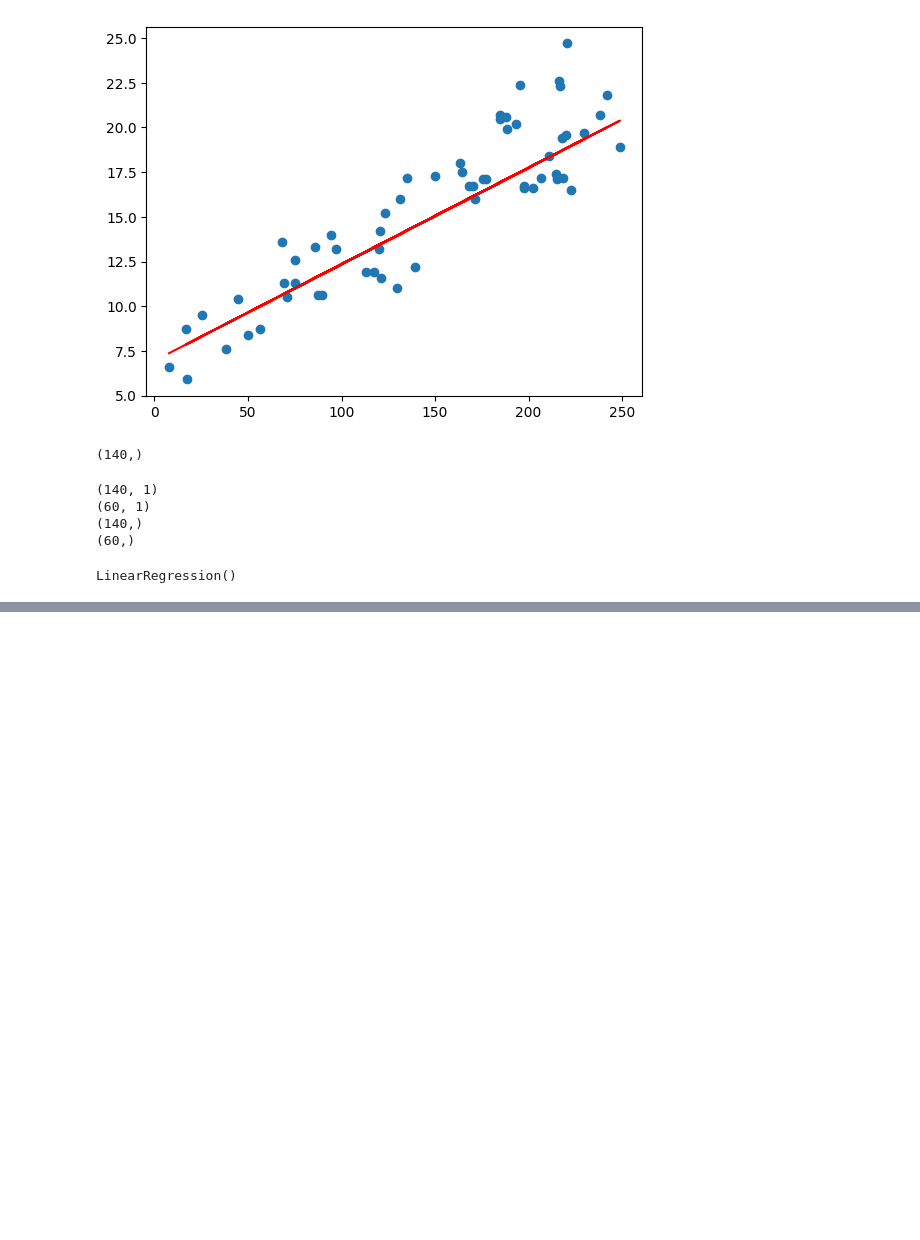
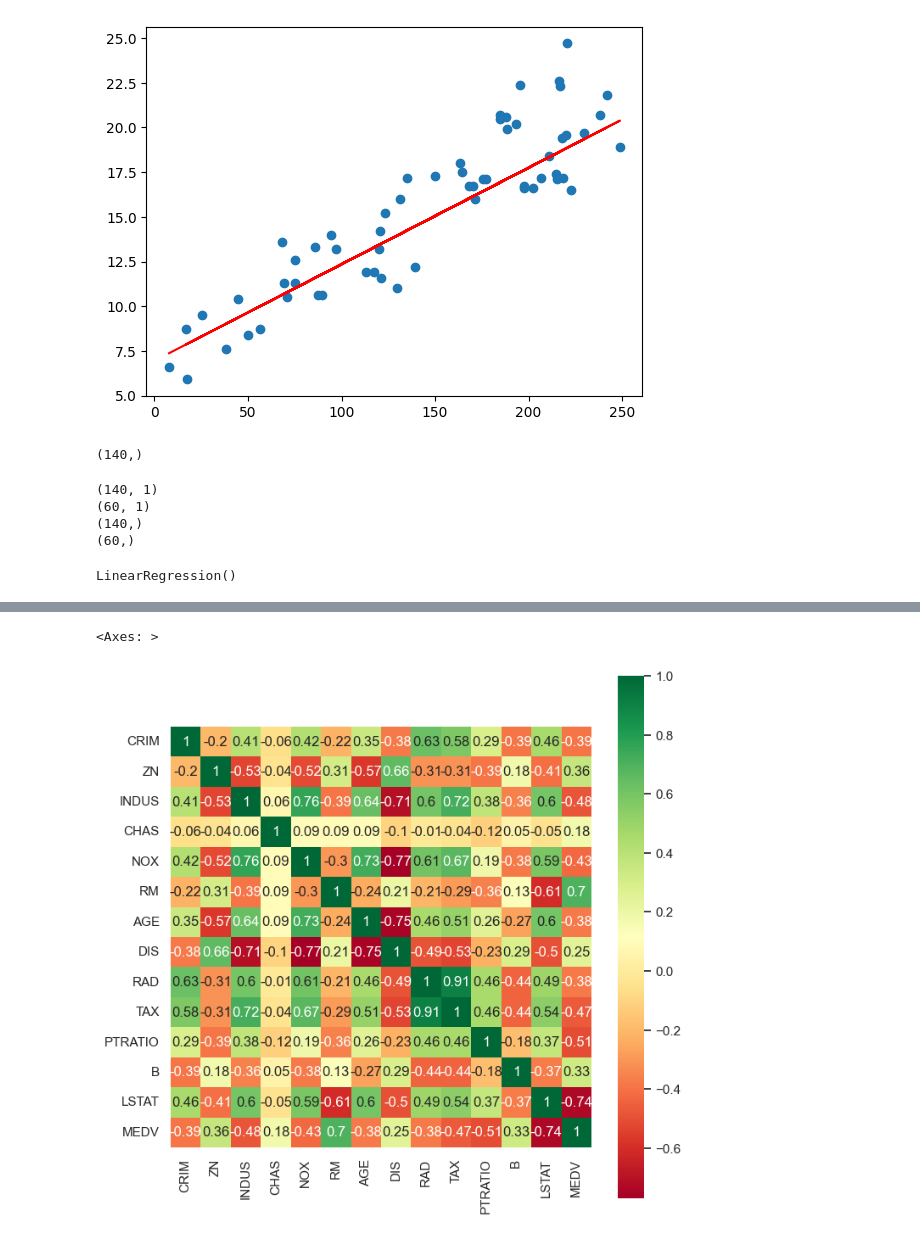
Before and after one commit to pydatakla/Maths, a Jupyter notebook: Notebooks/LinearRegression.ipynb, the cells around one changed output, grey strips where cells are left out. Cells and saved outputs as stored; diff of their text form; code cells hidden in the pictures; blank space fills up the shorter version.

```diff
--- a/Notebooks/LinearRegression.ipynb
+++ b/Notebooks/LinearRegression.ipynb
@@ -1186,0 +1331,10 @@ print(
+# %%
+# Visualize pearson corr
+sns.set(rc={'figure.figsize': (8, 8)})
+sns.heatmap(df.corr(method='pearson').round(2),
+            square=True,
+            cmap='RdYlGn',
+            annot=True);
+# %% [output]
+<Axes: >
+[figure, added]
```
Also changed, not shown: parts of 18 cells of this notebook.
